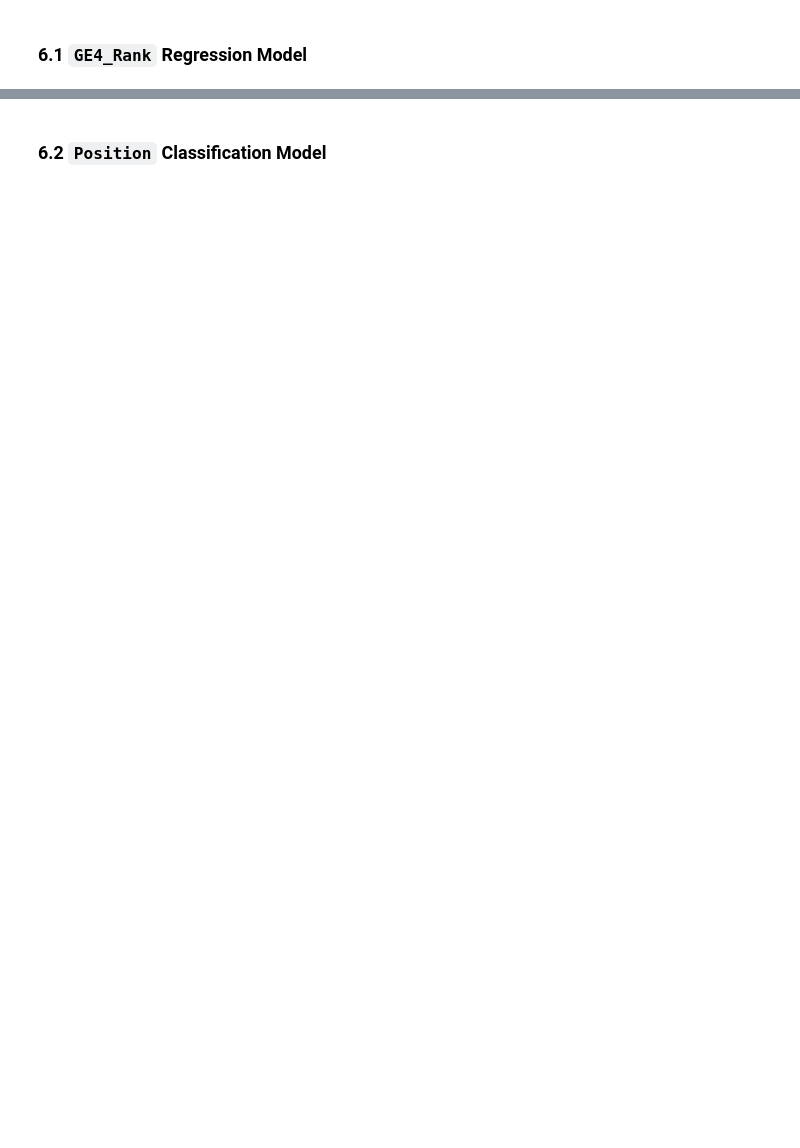
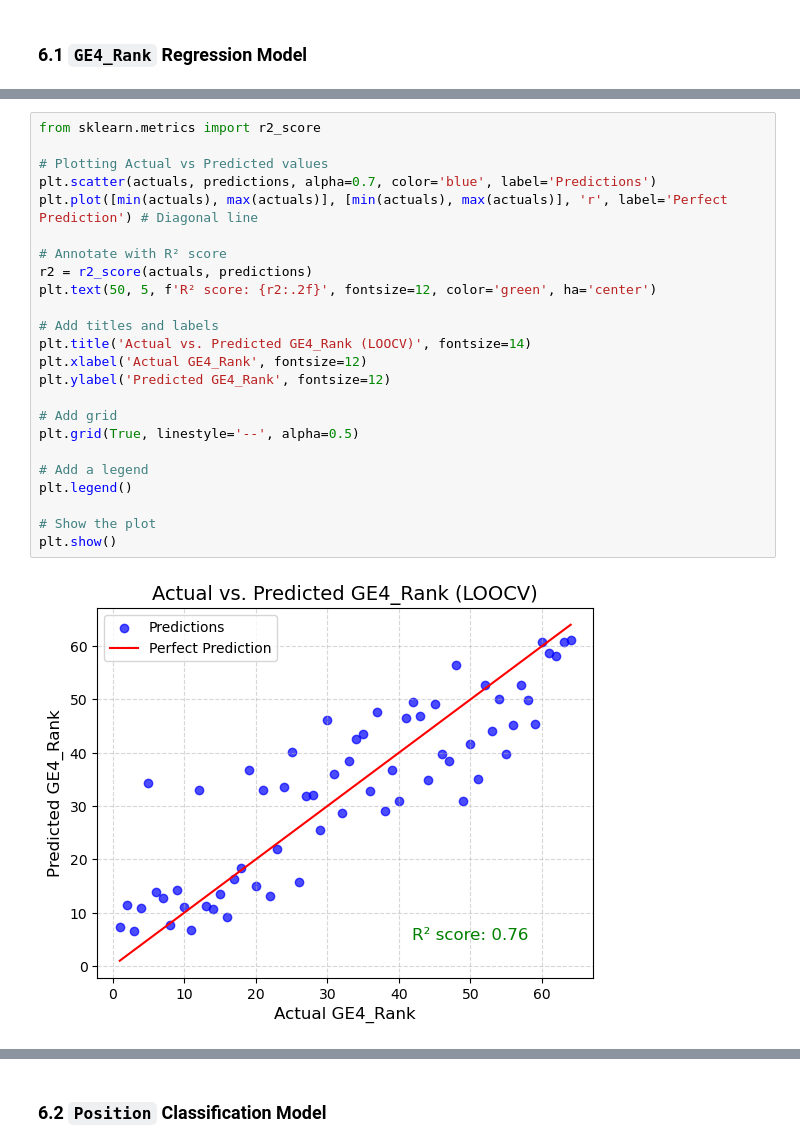
Before and after one commit to vk-poonyakanok/BNK48_CGM48_GE4_Analysis, a Jupyter notebook: BNK48_CGM48_GE4_predictive_analysis.ipynb, the cells around one changed output, grey strips where cells are left out. Drawn from its saved outputs; the diff is of its cells as text; blank space fills up the shorter version.

```diff
--- a/BNK48_CGM48_GE4_predictive_analysis.ipynb
+++ b/BNK48_CGM48_GE4_predictive_analysis.ipynb
@@ -439,0 +494,26 @@ AttributeError: 'OneHotEncoder' object has no attribute 'get_feature_names'
+# %%
+from sklearn.metrics import r2_score
+
+# Plotting Actual vs Predicted values
+plt.scatter(actuals, predictions, alpha=0.7, color='blue', label='Predictions')
+plt.plot([min(actuals), max(actuals)], [min(actuals), max(actuals)], 'r', label='Perfect Prediction') # Diagonal line
+
+# Annotate with R² score
+r2 = r2_score(actuals, predictions)
+plt.text(50, 5, f'R² score: {r2:.2f}', fontsize=12, color='green', ha='center')
+
+# Add titles and labels
+plt.title('Actual vs. Predicted GE4_Rank (LOOCV)', fontsize=14)
+plt.xlabel('Actual GE4_Rank', fontsize=12)
+plt.ylabel('Predicted GE4_Rank', fontsize=12)
+
+# Add grid
+plt.grid(True, linestyle='--', alpha=0.5)
+
+# Add a legend
+plt.legend()
+
+# Show the plot
+plt.show()
+# %% [output]
+[figure, added]
```
Also changed, not shown: parts of 26 cells of this notebook.
